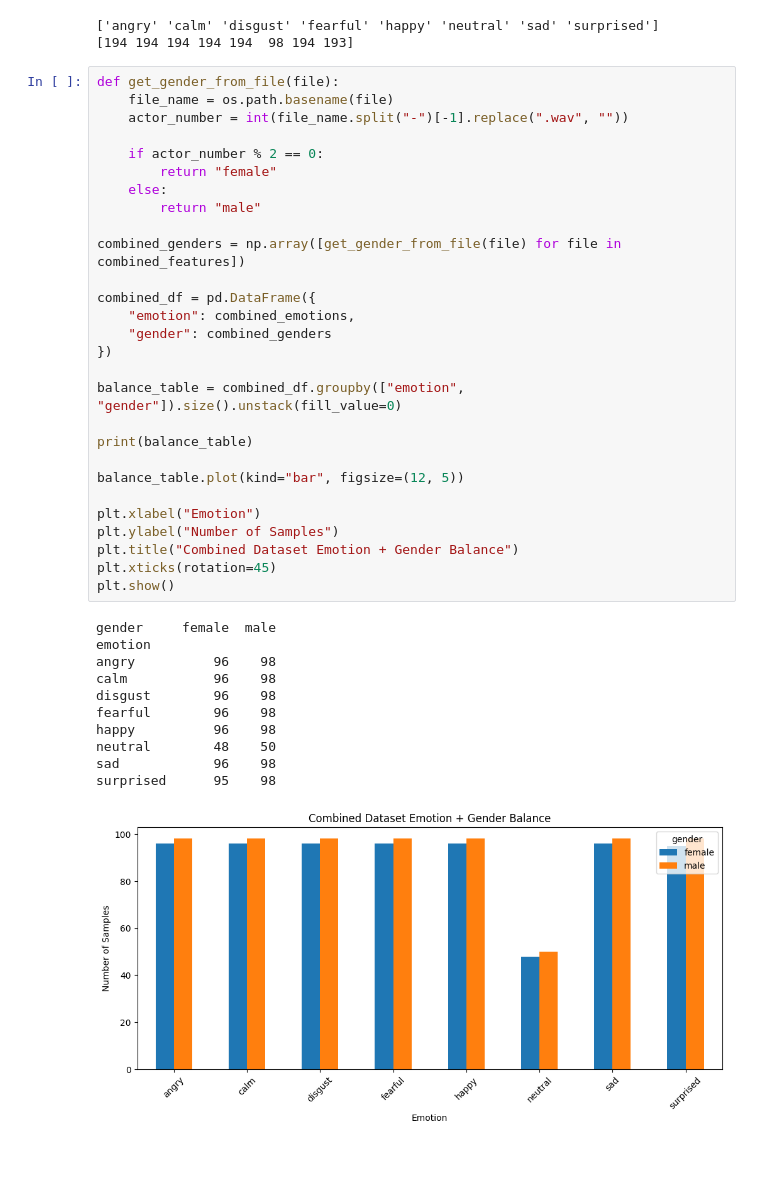
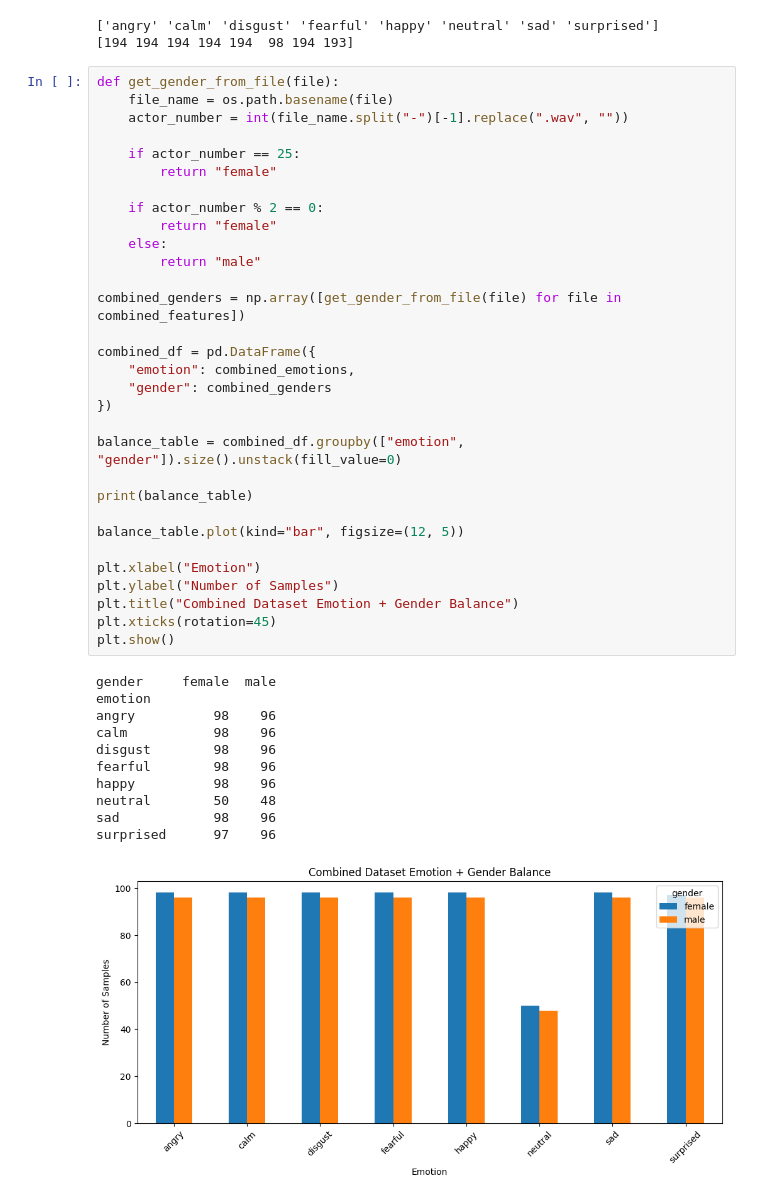
Before and after one commit to jessicachan0831-dot/Week2-DataPreprocessing, a Jupyter notebook: Copy_of_Week_2.ipynb, the cells around one changed output. Drawn from its saved outputs; the diff is of its cells as text; blank space fills up the shorter version.

```diff
--- a/Copy_of_Week_2.ipynb
+++ b/Copy_of_Week_2.ipynb
@@ -733,39 +733,42 @@ print(combined_count)
 def get_gender_from_file(file):
     file_name = os.path.basename(file)
     actor_number = int(file_name.split("-")[-1].replace(".wav", ""))
+
+    if actor_number == 25:
+        return "female"
 
     if actor_number % 2 == 0:
         return "female"
     else:
         return "male"
 
 combined_genders = np.array([get_gender_from_file(file) for file in combined_features])
 
 combined_df = pd.DataFrame({
     "emotion": combined_emotions,
     "gender": combined_genders
 })
 
 balance_table = combined_df.groupby(["emotion", "gender"]).size().unstack(fill_value=0)
 
 print(balance_table)
 
 balance_table.plot(kind="bar", figsize=(12, 5))
 
 plt.xlabel("Emotion")
 plt.ylabel("Number of Samples")
 plt.title("Combined Dataset Emotion + Gender Balance")
 plt.xticks(rotation=45)
 plt.show()
 # %% [output]
 gender     female  male
 emotion
-angry          96    98
-calm           96    98
-disgust        96    98
-fearful        96    98
-happy          96    98
-neutral        48    50
-sad            96    98
-surprised      95    98
+angry          98    96
+calm           98    96
+disgust        98    96
+fearful        98    96
+happy          98    96
+neutral        50    48
+sad            98    96
+surprised      97    96
-[figure, old version]
+[figure, new version]
```
